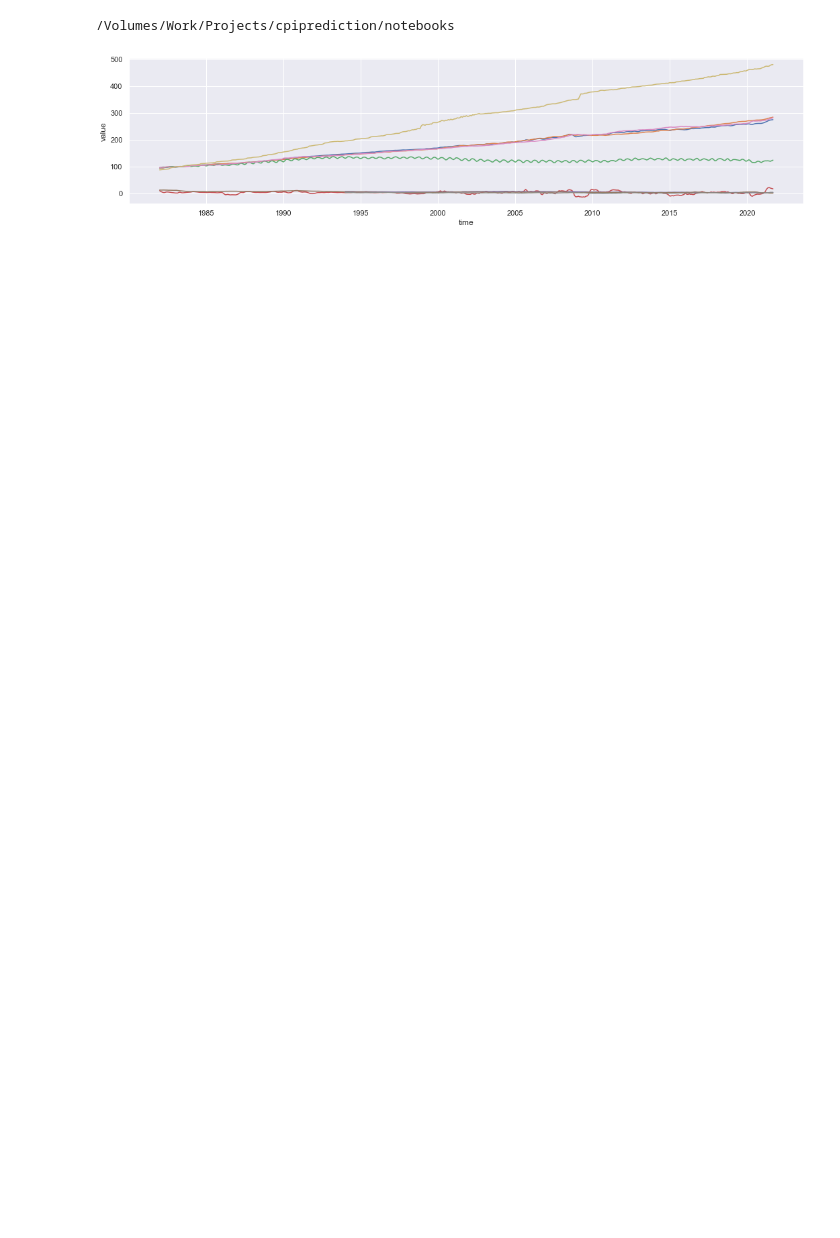
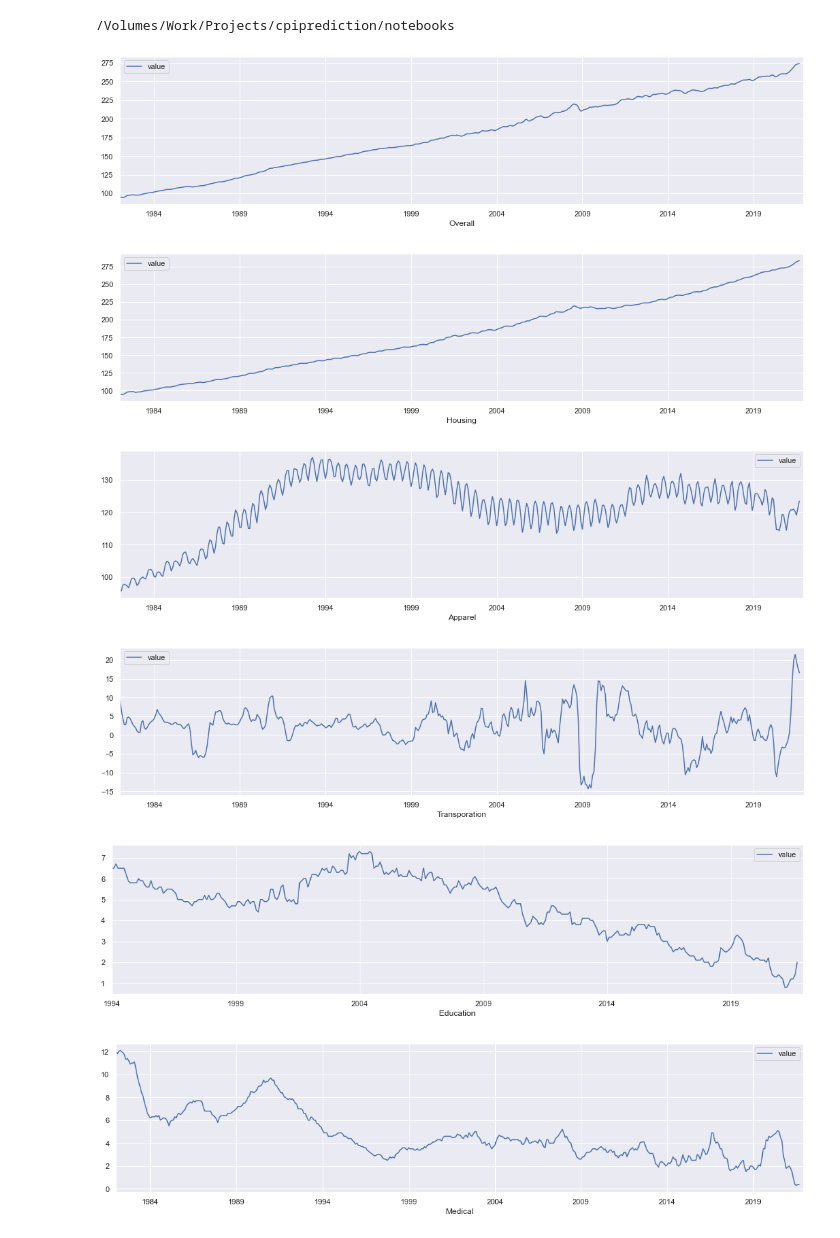
Before and after one commit to saichandra42/CPI-Prediction, a Jupyter notebook: notebooks/eda.ipynb, the cells around one changed output. Saved outputs shown, nothing was run; the diff lists cells and outputs as text; code cells hidden in the pictures; blank space fills up the shorter version.

Commit message:
Time series plots done

```diff
--- a/notebooks/eda.ipynb
+++ b/notebooks/eda.ipynb
@@ -21,33 +22,40 @@ other_goods_raw = pd.read_excel("../data/raw/OtherGoods.xlsx")
 # data transformation into time series data
 def transform_data(df):
     transformed_data = []
-    months = df.loc[:,df.columns.drop("Year")].columns
+    months = df.loc[:, df.columns.drop("Year")].columns
     for data_tuple in df.itertuples():
-        year = getattr(data_tuple,'Year')
+        year = getattr(data_tuple, 'Year')
         for month in months:
-            value = getattr(data_tuple,month)
-            transformed_data.append(['01' + ' ' + str(month) + ' ' + str(year),value])
-    transformed_df = pd.DataFrame(transformed_data, columns = ['time', 'value'])
+            value = getattr(data_tuple, month)
+            transformed_data.append(
+                ['01' + ' ' + str(month) + ' ' + str(year), value])
+    transformed_df = pd.DataFrame(transformed_data, columns=['time', 'value'])
     transformed_df['time'] = pd.to_datetime(transformed_df['time'])
     return transformed_df
 # %%
-cpi_overall = transform_data(overall_raw)
-cpi_factors = [overall_raw,housing_raw,apparel_raw,transportation_raw,education_raw,
-        medical_raw,food_raw,recreation_raw,other_goods_raw]
-sns.set(rc={'figure.figsize':(18, 4)})
+cpi_factors = [
+    {'overall': overall_raw},
+    {'housing': housing_raw},
+    {'apparel': apparel_raw},
+    {'transporation': transportation_raw},
+    {'education': education_raw},
+    {'medical': medical_raw},
+    {'food': food_raw},
+    {'recreation': recreation_raw},
+    {'other_goods': other_goods_raw}
+]
+sns.set(rc={'figure.figsize': (18, 4)})
 
 for cpi_factor in cpi_factors:
-    cpi_factor = transform_data(cpi_factor)
-    sns.lineplot(x="time",y="value",data = cpi_factor)
-
-# overall = transform_data(overall_raw)
-# housing = transform_data(housing_raw)
-# apparel = transform_data(apparel_raw)
-# transport = transform_data(transportation_raw)
-# education = transform_data(education_raw)
-# medical = transform_data(medical_raw)
-# food = transform_data(food_raw)
-# recreation = transform_data(recreation_raw)
-# other_goods = transform_data(other_goods_raw)
+    name = cpi_factor.keys()
+    name = list(name)[0]
+    cpi_factor = transform_data(cpi_factor[name])
+    cpi_factor.plot(x='time',y='value')
+    plt.xlabel(name.capitalize())
 # %% [output]
-[figure, old version]
+[figure, new version]
+[figure, added]
+[figure, added]
+[figure, added]
+[figure, added]
+[figure, added]
```
Also changed, not shown: parts of 2 cells of this notebook.
